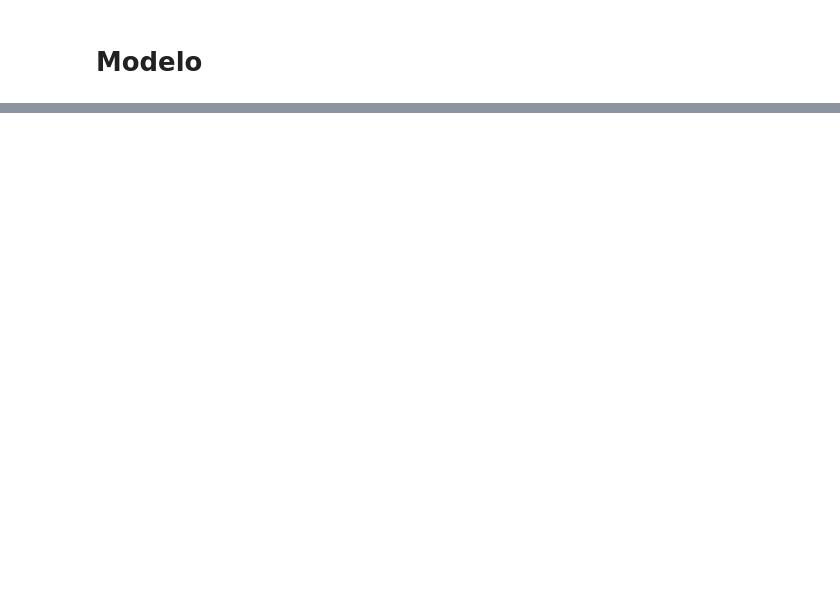
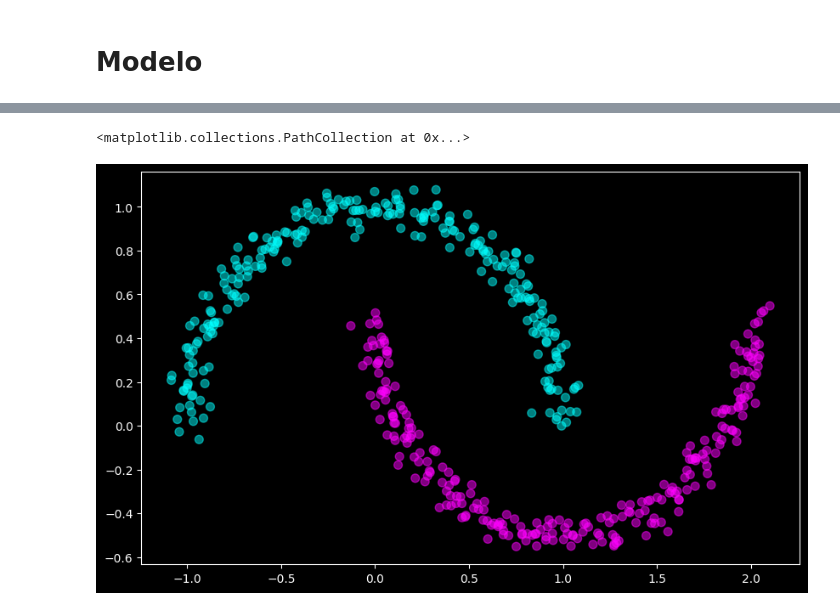
Before and after one commit to EduardoSilvaDiniz/rede-neural, a Jupyter notebook: src/#02.ipynb, the cells around one changed output, grey strips where cells are left out. Drawn from its saved outputs; the diff is of its cells as text; code cells hidden in the pictures; blank space fills up the shorter version.

Commit message:
finalizado a classe do modelo rede neural

```diff
--- a/src/#02.ipynb
+++ b/src/#02.ipynb
@@ -123,5 +161,9 @@ class NnModel:
 # %%
-modelo = NnModel(x, y, hidden_neurons=10, output_neurons=2)
-softmax = modelo.forward(x)
-modelo.loss(softmax)
+hidden_neurons = 50
+output_neurons = 3
+learning_rate = 0.008
+epochs = 50
+
+rede_neural = NnModel(x, y, hidden_neurons, output_neurons)
+result = rede_neural.fit(epochs, learning_rate)
 # %% [output]
@@ -128,0 +180,5 @@ np.float64(0.0021940147341172954)
+# %%
+plt.scatter(x[:, 0], x[:, 1], c=result, s=50, alpha=0.5, cmap='cool')
+# %% [output]
+<matplotlib.collections.PathCollection at 0x...>
+[figure, added]
```
Also changed, not shown: parts of 5 cells of this notebook.
